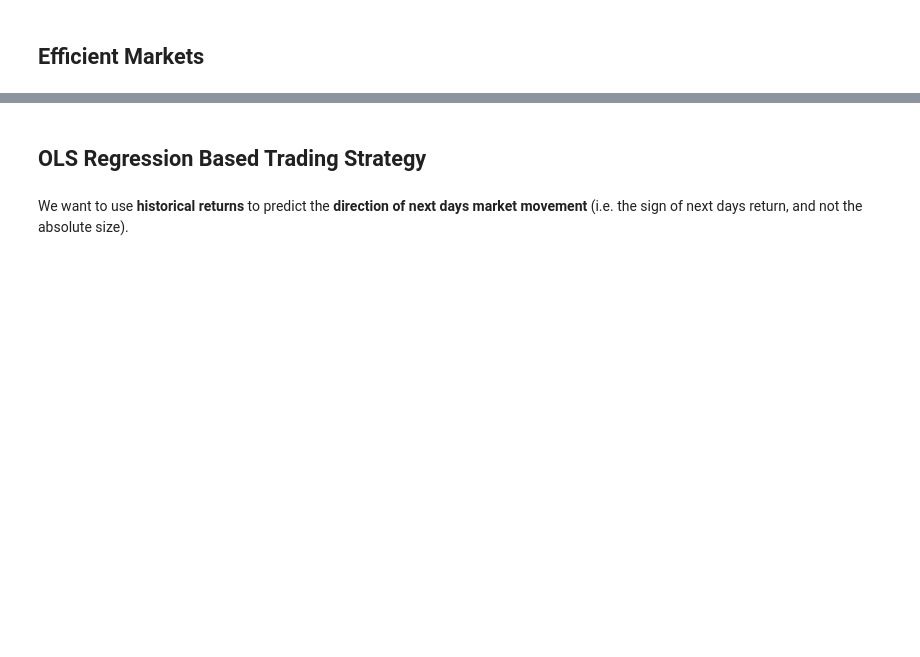
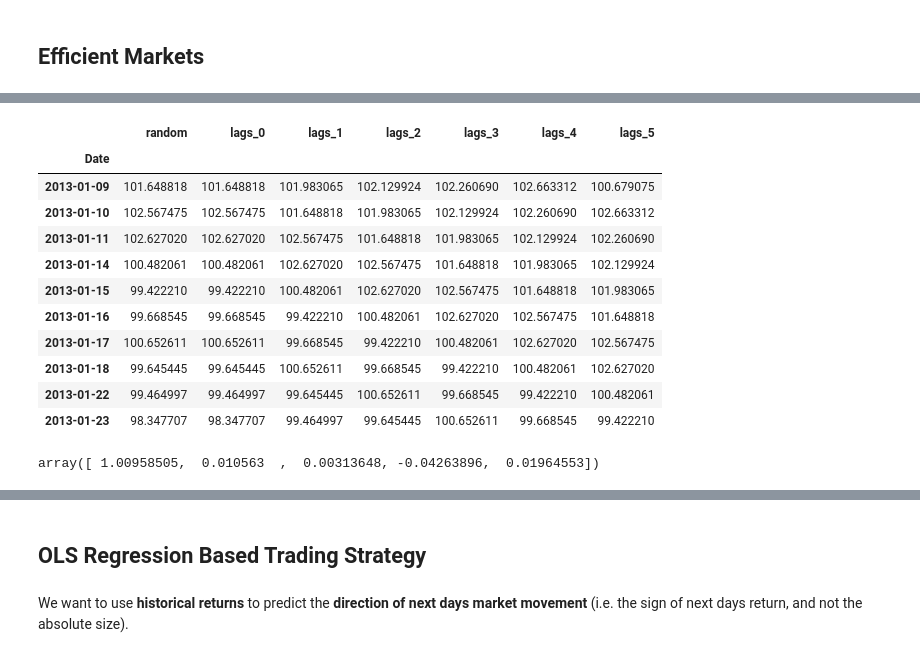
Before and after one commit to Deepa-Nav/Trading_strategy, a Jupyter notebook: Yves_Kilpisch_OLS_Regression_Trading Strategy/1_vectorized_backtesting_OLS.ipynb, the cells around one changed output, grey strips where cells are left out. Saved outputs shown, nothing was run; the diff lists cells and outputs as text; code cells hidden in the pictures; blank space fills up the shorter version.

```diff
--- a/Yves_Kilpisch_OLS_Regression_Trading Strategy/1_vectorized_backtesting_OLS.ipynb
+++ b/Yves_Kilpisch_OLS_Regression_Trading Strategy/1_vectorized_backtesting_OLS.ipynb
@@ -30,0 +57,6 @@ raw['RANDOM'] = 100 + rn.cumsum()
+# %%
+symbol = 'AAPL.O'
+symbol = 'GLD'
+symbol = 'random'
+# %%
+df = pd.DataFrame(raw[symbol])
@@ -31,2 +68,11 @@ raw['RANDOM'] = 100 + rn.cumsum()
 # %% [markdown]
 ## Efficient Markets
+# %%
+lags = 5
+# %%
+cols = list()
+for lag in range(1,1+lags):
+    col = f'lags_{lag}'
+    print(col)
+    df[col] = df[symbol].shift(lag)
+    cols.append(col)
@@ -32,0 +98,22 @@ raw['RANDOM'] = 100 + rn.cumsum()
+# %%
+# Drop all the NaNs
+#df.dropna(inplace=True)
+df.head(10)
+# %% [output]
+|  | random | lags_0 | lags_1 | lags_2 | lags_3 | lags_4 | lags_5 |
+| Date |  |  |  |  |  |  |  |
+| 2013-01-09 | 101.648818 | 101.648818 | 101.983065 | 102.129924 | 102.260690 | 102.663312 | 100.679075 |
+| 2013-01-10 | 102.567475 | 102.567475 | 101.648818 | 101.983065 | 102.129924 | 102.260690 | 102.663312 |
+| 2013-01-11 | 102.627020 | 102.627020 | 102.567475 | 101.648818 | 101.983065 | 102.129924 | 102.260690 |
+| 2013-01-14 | 100.482061 | 100.482061 | 102.627020 | 102.567475 | 101.648818 | 101.983065 | 102.129924 |
+| 2013-01-15 | 99.422210 | 99.422210 | 100.482061 | 102.627020 | 102.567475 | 101.648818 | 101.983065 |
+| 2013-01-16 | 99.668545 | 99.668545 | 99.422210 | 100.482061 | 102.627020 | 102.567475 | 101.648818 |
+| 2013-01-17 | 100.652611 | 100.652611 | 99.668545 | 99.422210 | 100.482061 | 102.627020 | 102.567475 |
+| 2013-01-18 | 99.645445 | 99.645445 | 100.652611 | 99.668545 | 99.422210 | 100.482061 | 102.627020 |
+| 2013-01-22 | 99.464997 | 99.464997 | 99.645445 | 100.652611 | 99.668545 | 99.422210 | 100.482061 |
+| 2013-01-23 | 98.347707 | 98.347707 | 99.464997 | 99.645445 | 100.652611 | 99.668545 | 99.422210 |
+# %%
+reg = np.linalg.lstsq(df[cols],df[symbol],rcond=False)[0] # Extract the 1st element. Returns the least-squares solution to a linear matrix equation
+reg
+# %% [output]
+array([ 1.00958505,  0.010563  ,  0.00313648, -0.04263896,  0.01964553])
```
Also changed, not shown: parts of 9 cells of this notebook.
